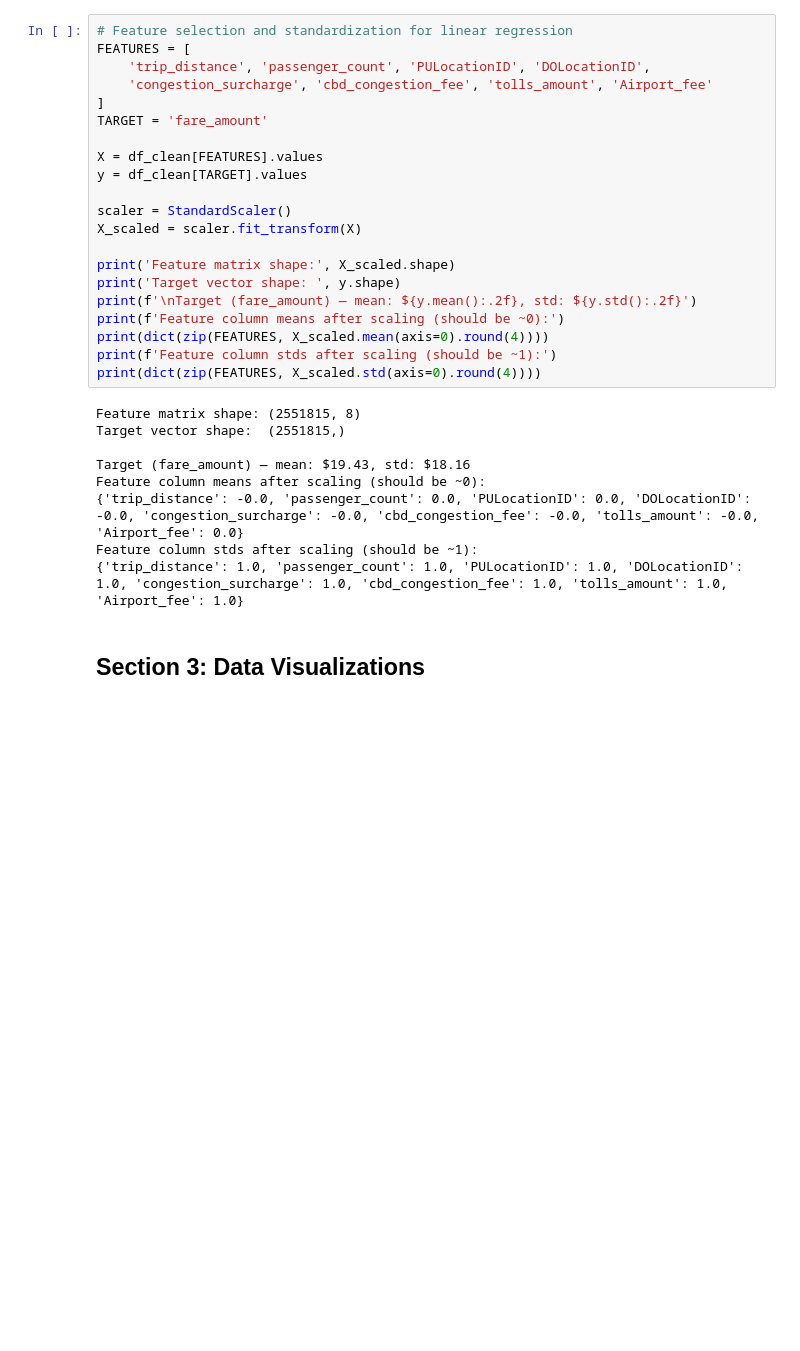
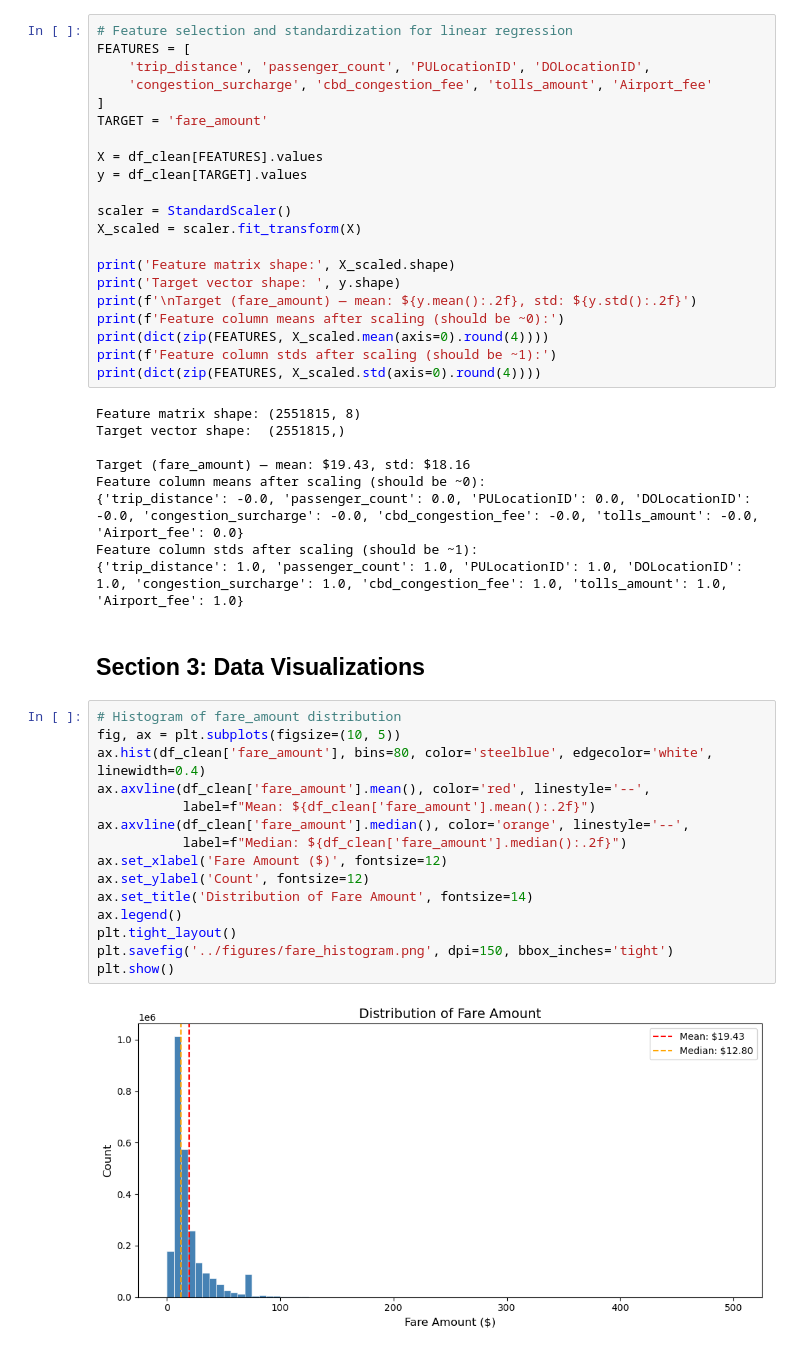
Before and after one commit to trevorsmith00/ista421_final, a Jupyter notebook: notebook/taxi_analysis.ipynb, the cells around one changed output. Saved outputs shown, nothing was run; the diff lists cells and outputs as text; blank space fills up the shorter version.

```diff
--- a/notebook/taxi_analysis.ipynb
+++ b/notebook/taxi_analysis.ipynb
@@ -185,3 +185,20 @@ Feature column stds after scaling (should be ~1):
 {'trip_distance': 1.0, 'passenger_count': 1.0, 'PULocationID': 1.0, 'DOLocationID': 1.0, 'congestion_surcharge': 1.0, 'cbd_congestion_fee': 1.0, 'tolls_amount': 1.0, 'Airport_fee': 1.0}
 # %% [markdown]
 ## Section 3: Data Visualizations
+# %%
+# Histogram of fare_amount distribution
+fig, ax = plt.subplots(figsize=(10, 5))
+ax.hist(df_clean['fare_amount'], bins=80, color='steelblue', edgecolor='white', linewidth=0.4)
+ax.axvline(df_clean['fare_amount'].mean(), color='red', linestyle='--',
+           label=f"Mean: ${df_clean['fare_amount'].mean():.2f}")
+ax.axvline(df_clean['fare_amount'].median(), color='orange', linestyle='--',
+           label=f"Median: ${df_clean['fare_amount'].median():.2f}")
+ax.set_xlabel('Fare Amount ($)', fontsize=12)
+ax.set_ylabel('Count', fontsize=12)
+ax.set_title('Distribution of Fare Amount', fontsize=14)
+ax.legend()
+plt.tight_layout()
+plt.savefig('../figures/fare_histogram.png', dpi=150, bbox_inches='tight')
+plt.show()
+# %% [output]
+[figure, added]
```
Also changed, not shown: parts of 9 cells of this notebook, 1 other file.
